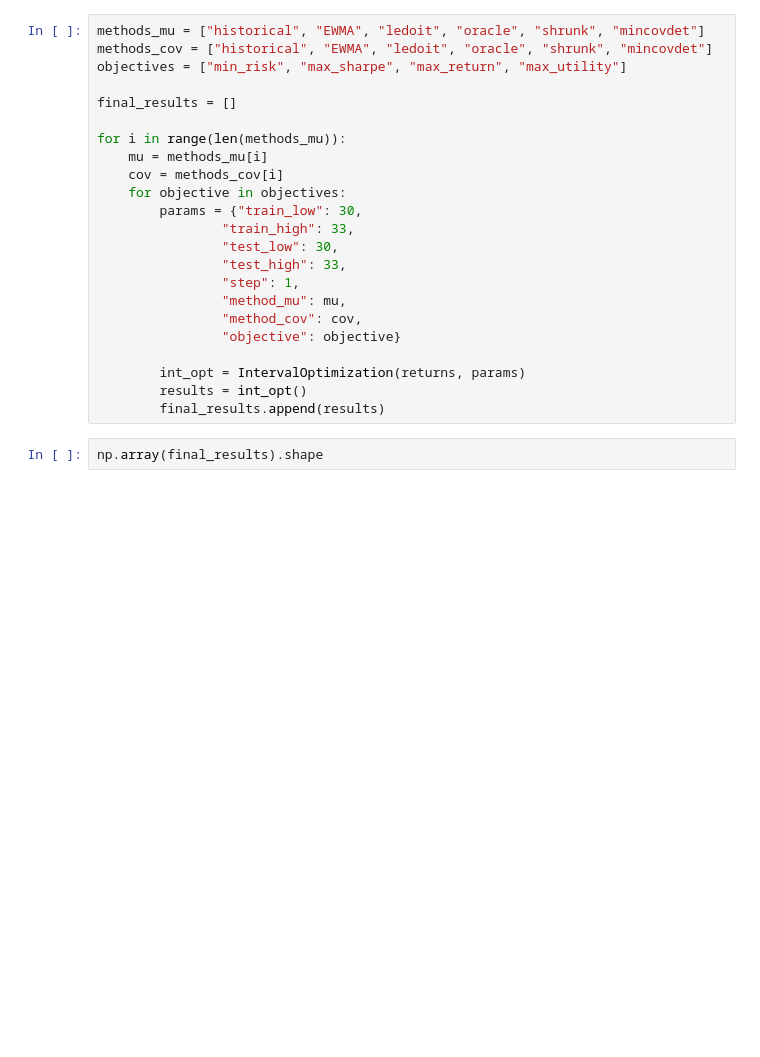
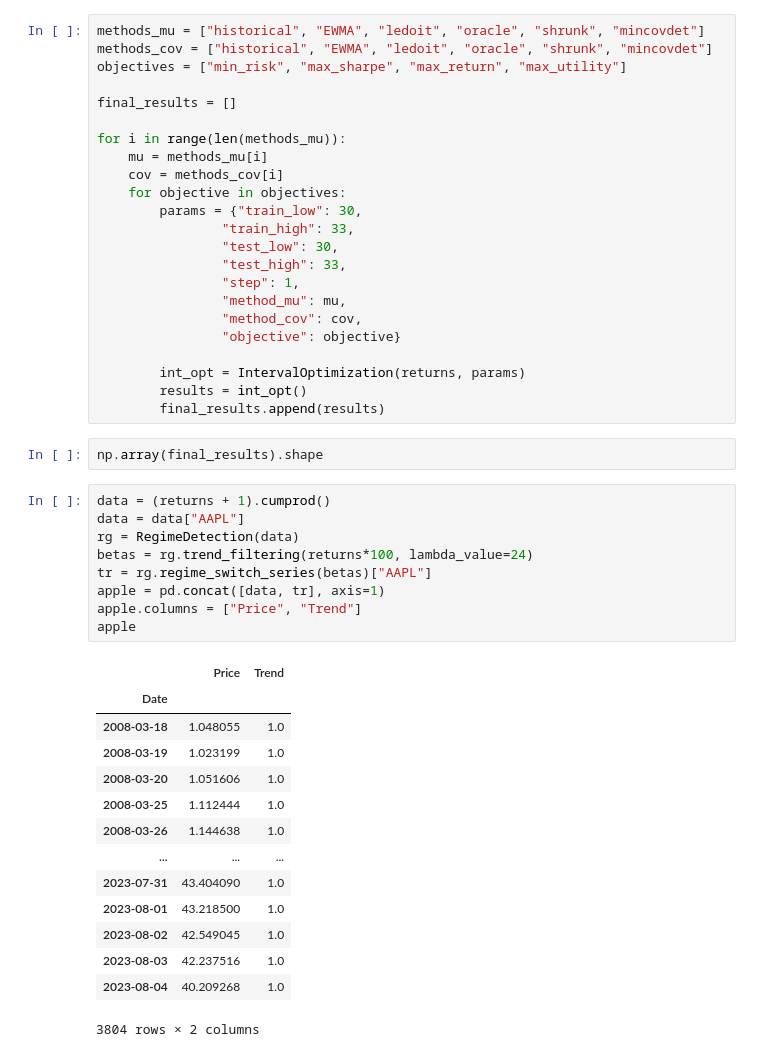
Before and after one commit to erfantbtb/algotrade-riskmanagement, a Jupyter notebook: test.ipynb, the cells around one changed output. Drawn from its saved outputs; the diff is of its cells as text; blank space fills up the shorter version.

```diff
--- a/test.ipynb
+++ b/test.ipynb
@@ -58,3 +78,27 @@ for i in range(len(methods_mu)):
         final_results.append(results)
 # %%
 np.array(final_results).shape
+# %%
+data = (returns + 1).cumprod()
+data = data["AAPL"]
+rg = RegimeDetection(data)
+betas = rg.trend_filtering(returns*100, lambda_value=24)
+tr = rg.regime_switch_series(betas)["AAPL"]
+apple = pd.concat([data, tr], axis=1)
+apple.columns = ["Price", "Trend"]
+apple
+# %% [output]
+|  | Price | Trend |
+| Date |  |  |
+| 2008-03-18 | 1.048055 | 1.0 |
+| 2008-03-19 | 1.023199 | 1.0 |
+| 2008-03-20 | 1.051606 | 1.0 |
+| 2008-03-25 | 1.112444 | 1.0 |
+| 2008-03-26 | 1.144638 | 1.0 |
+| ... | ... | ... |
+| 2023-07-31 | 43.404090 | 1.0 |
+| 2023-08-01 | 43.218500 | 1.0 |
+| 2023-08-02 | 42.549045 | 1.0 |
+| 2023-08-03 | 42.237516 | 1.0 |
+| 2023-08-04 | 40.209268 | 1.0 |
+3804 rows × 2 columns
```
Also changed, not shown: parts of 5 cells of this notebook, 9 other files.
